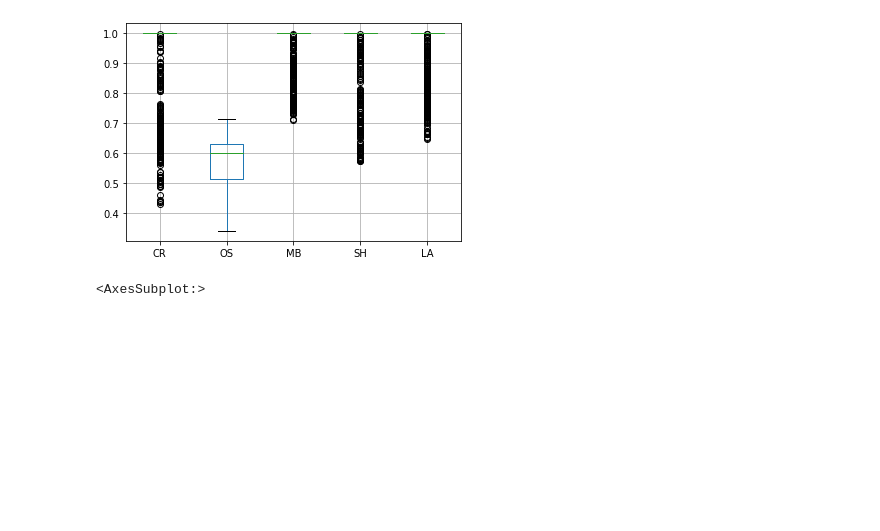
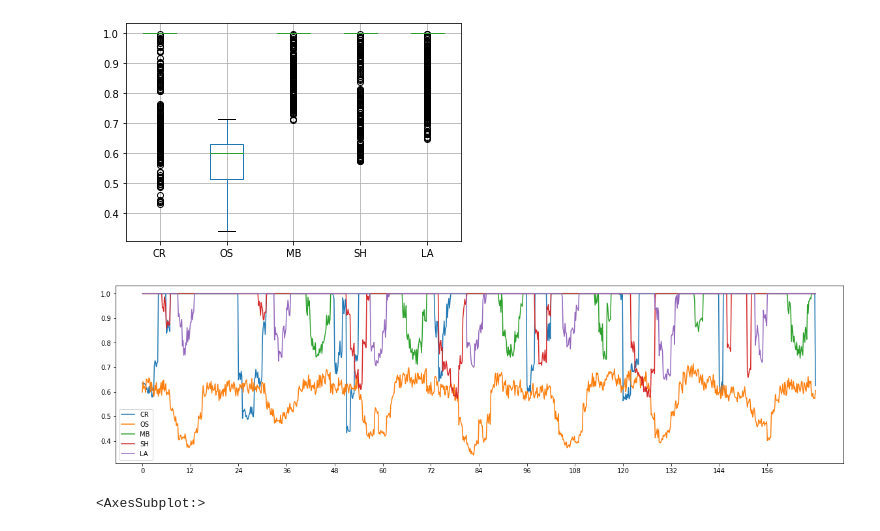
Before and after one commit to pmzhu444/CloudSimPerSimple, a Jupyter notebook: experiment_data/nearest_week.ipynb, the cells around one changed output. Saved outputs shown, nothing was run; the diff lists cells and outputs as text; code cells hidden in the pictures; blank space fills up the shorter version.

```diff
--- a/experiment_data/nearest_week.ipynb
+++ b/experiment_data/nearest_week.ipynb
@@ -125,6 +125,13 @@ df_ReDcUsage.boxplot()
 # %% [output]
 <AxesSubplot:>
 [figure]
+# %%
+df_ReDcUsage.plot(figsize= (20, 5))
+plt.xlim(-40, 1050)
+plt.xticks(np.arange(0, 1008, 72), np.arange(0, 168, 12))
+plt.show()
+# %% [output]
+[figure, added]
 # %%
 df = df_ReDcUsage[df_ReDcUsage['LA']>0.8]
 # %%
```
Also changed, not shown: parts of 3 cells of this notebook, 14 other files.
